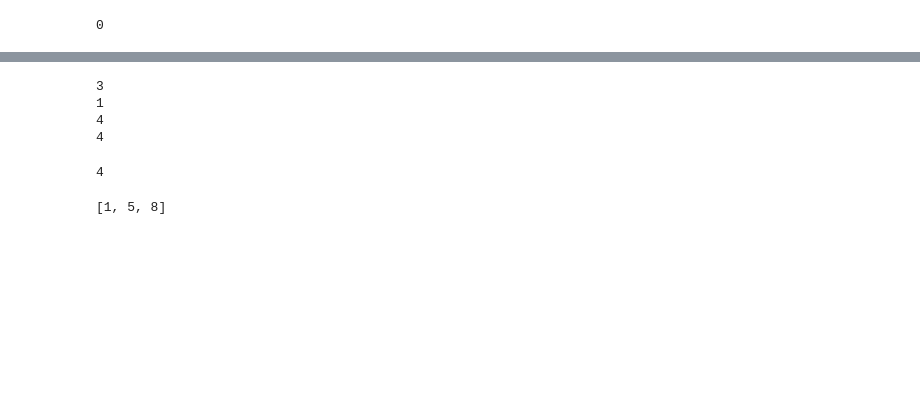
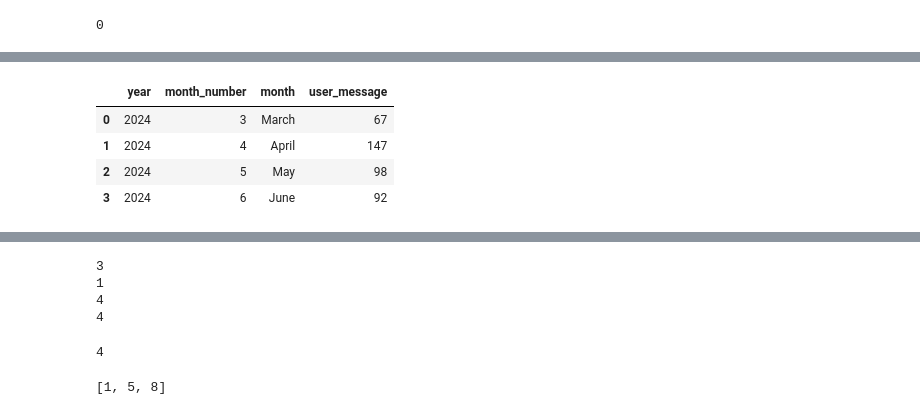
Before and after one commit to mohdzahan/WhatsApp-Chat-Insights-Dashboard, a Jupyter notebook: analysis.ipynb, the cells around one changed output, grey strips where cells are left out. Saved outputs shown, nothing was run; the diff lists cells and outputs as text; code cells hidden in the pictures; blank space fills up the shorter version.

```diff
--- a/analysis.ipynb
+++ b/analysis.ipynb
@@ -403,0 +508,9 @@ NameError: name 'show' is not defined
+# %%
+timeline = df.groupby(['year','month_number','month']).count()['user_message'].reset_index()
+timeline
+# %% [output]
+|  | year | month_number | month | user_message |
+| 0 | 2024 | 3 | March | 67 |
+| 1 | 2024 | 4 | April | 147 |
+| 2 | 2024 | 5 | May | 98 |
+| 3 | 2024 | 6 | June | 92 |
```
Also changed, not shown: parts of 37 cells of this notebook, 4 other files.
